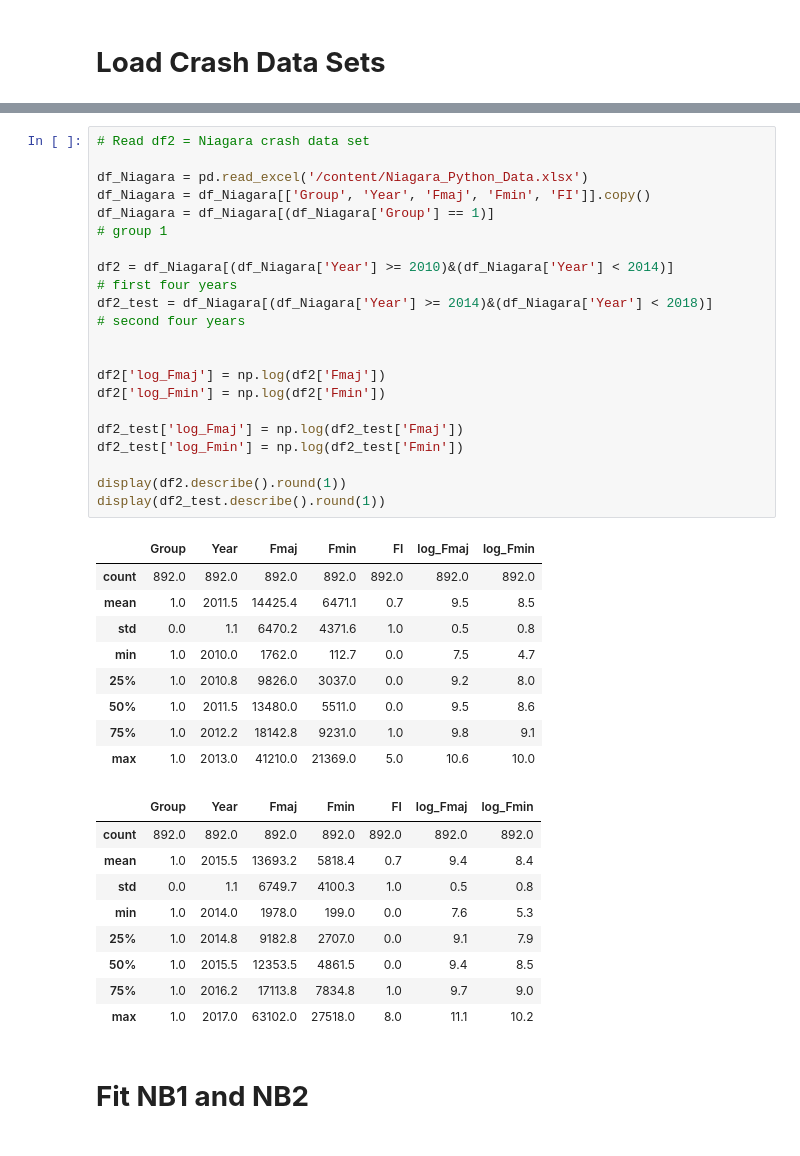
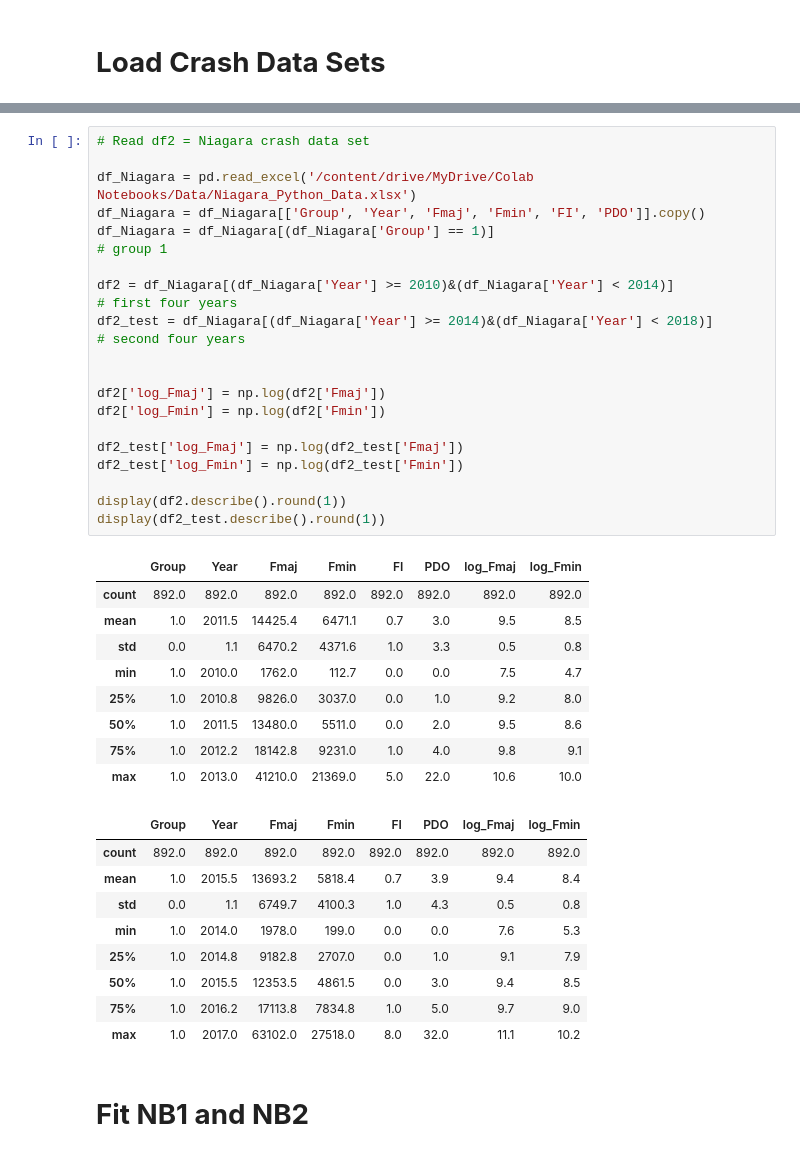
Before and after one commit to mz-zarei/CGAN-EB, a Jupyter notebook: CGAN_transferability.ipynb, the cells around one changed output, grey strips where cells are left out. Drawn from its saved outputs; the diff is of its cells as text.

```diff
--- a/CGAN_transferability.ipynb
+++ b/CGAN_transferability.ipynb
@@ -306,41 +306,41 @@ display(df1_test.describe().round(1))
 # %%
 # Read df2 = Niagara crash data set
 
-df_Niagara = pd.read_excel('/content/Niagara_Python_Data.xlsx')
-df_Niagara = df_Niagara[['Group', 'Year', 'Fmaj', 'Fmin', 'FI']].copy()
+df_Niagara = pd.read_excel('/content/drive/MyDrive/Colab Notebooks/Data/Niagara_Python_Data.xlsx')
+df_Niagara = df_Niagara[['Group', 'Year', 'Fmaj', 'Fmin', 'FI', 'PDO']].copy()
 df_Niagara = df_Niagara[(df_Niagara['Group'] == 1)]                                  # group 1
 
 df2 = df_Niagara[(df_Niagara['Year'] >= 2010)&(df_Niagara['Year'] < 2014)]           # first four years
 df2_test = df_Niagara[(df_Niagara['Year'] >= 2014)&(df_Niagara['Year'] < 2018)]      # second four years
 
 
 df2['log_Fmaj'] = np.log(df2['Fmaj'])
 df2['log_Fmin'] = np.log(df2['Fmin'])
 
 df2_test['log_Fmaj'] = np.log(df2_test['Fmaj'])
 df2_test['log_Fmin'] = np.log(df2_test['Fmin'])
 
 display(df2.describe().round(1))
 display(df2_test.describe().round(1))
 # %% [output]
-|  | Group | Year | Fmaj | Fmin | FI | log_Fmaj | log_Fmin |
-| count | 892.0 | 892.0 | 892.0 | 892.0 | 892.0 | 892.0 | 892.0 |
-| mean | 1.0 | 2011.5 | 14425.4 | 6471.1 | 0.7 | 9.5 | 8.5 |
-| std | 0.0 | 1.1 | 6470.2 | 4371.6 | 1.0 | 0.5 | 0.8 |
-| min | 1.0 | 2010.0 | 1762.0 | 112.7 | 0.0 | 7.5 | 4.7 |
-| 25% | 1.0 | 2010.8 | 9826.0 | 3037.0 | 0.0 | 9.2 | 8.0 |
-| 50% | 1.0 | 2011.5 | 13480.0 | 5511.0 | 0.0 | 9.5 | 8.6 |
-| 75% | 1.0 | 2012.2 | 18142.8 | 9231.0 | 1.0 | 9.8 | 9.1 |
-| max | 1.0 | 2013.0 | 41210.0 | 21369.0 | 5.0 | 10.6 | 10.0 |
+|  | Group | Year | Fmaj | Fmin | FI | PDO | log_Fmaj | log_Fmin |
+| count | 892.0 | 892.0 | 892.0 | 892.0 | 892.0 | 892.0 | 892.0 | 892.0 |
+| mean | 1.0 | 2011.5 | 14425.4 | 6471.1 | 0.7 | 3.0 | 9.5 | 8.5 |
+| std | 0.0 | 1.1 | 6470.2 | 4371.6 | 1.0 | 3.3 | 0.5 | 0.8 |
+| min | 1.0 | 2010.0 | 1762.0 | 112.7 | 0.0 | 0.0 | 7.5 | 4.7 |
+| 25% | 1.0 | 2010.8 | 9826.0 | 3037.0 | 0.0 | 1.0 | 9.2 | 8.0 |
+| 50% | 1.0 | 2011.5 | 13480.0 | 5511.0 | 0.0 | 2.0 | 9.5 | 8.6 |
+| 75% | 1.0 | 2012.2 | 18142.8 | 9231.0 | 1.0 | 4.0 | 9.8 | 9.1 |
+| max | 1.0 | 2013.0 | 41210.0 | 21369.0 | 5.0 | 22.0 | 10.6 | 10.0 |
-|  | Group | Year | Fmaj | Fmin | FI | log_Fmaj | log_Fmin |
-| count | 892.0 | 892.0 | 892.0 | 892.0 | 892.0 | 892.0 | 892.0 |
-| mean | 1.0 | 2015.5 | 13693.2 | 5818.4 | 0.7 | 9.4 | 8.4 |
-| std | 0.0 | 1.1 | 6749.7 | 4100.3 | 1.0 | 0.5 | 0.8 |
-| min | 1.0 | 2014.0 | 1978.0 | 199.0 | 0.0 | 7.6 | 5.3 |
-| 25% | 1.0 | 2014.8 | 9182.8 | 2707.0 | 0.0 | 9.1 | 7.9 |
-| 50% | 1.0 | 2015.5 | 12353.5 | 4861.5 | 0.0 | 9.4 | 8.5 |
-| 75% | 1.0 | 2016.2 | 17113.8 | 7834.8 | 1.0 | 9.7 | 9.0 |
-| max | 1.0 | 2017.0 | 63102.0 | 27518.0 | 8.0 | 11.1 | 10.2 |
+|  | Group | Year | Fmaj | Fmin | FI | PDO | log_Fmaj | log_Fmin |
+| count | 892.0 | 892.0 | 892.0 | 892.0 | 892.0 | 892.0 | 892.0 | 892.0 |
+| mean | 1.0 | 2015.5 | 13693.2 | 5818.4 | 0.7 | 3.9 | 9.4 | 8.4 |
+| std | 0.0 | 1.1 | 6749.7 | 4100.3 | 1.0 | 4.3 | 0.5 | 0.8 |
+| min | 1.0 | 2014.0 | 1978.0 | 199.0 | 0.0 | 0.0 | 7.6 | 5.3 |
+| 25% | 1.0 | 2014.8 | 9182.8 | 2707.0 | 0.0 | 1.0 | 9.1 | 7.9 |
+| 50% | 1.0 | 2015.5 | 12353.5 | 4861.5 | 0.0 | 3.0 | 9.4 | 8.5 |
+| 75% | 1.0 | 2016.2 | 17113.8 | 7834.8 | 1.0 | 5.0 | 9.7 | 9.0 |
+| max | 1.0 | 2017.0 | 63102.0 | 27518.0 | 8.0 | 32.0 | 11.1 | 10.2 |
 # %% [markdown]
 # **Fit NB1 and NB2**
 # %%
```
Also changed, not shown: parts of 7 cells of this notebook.
